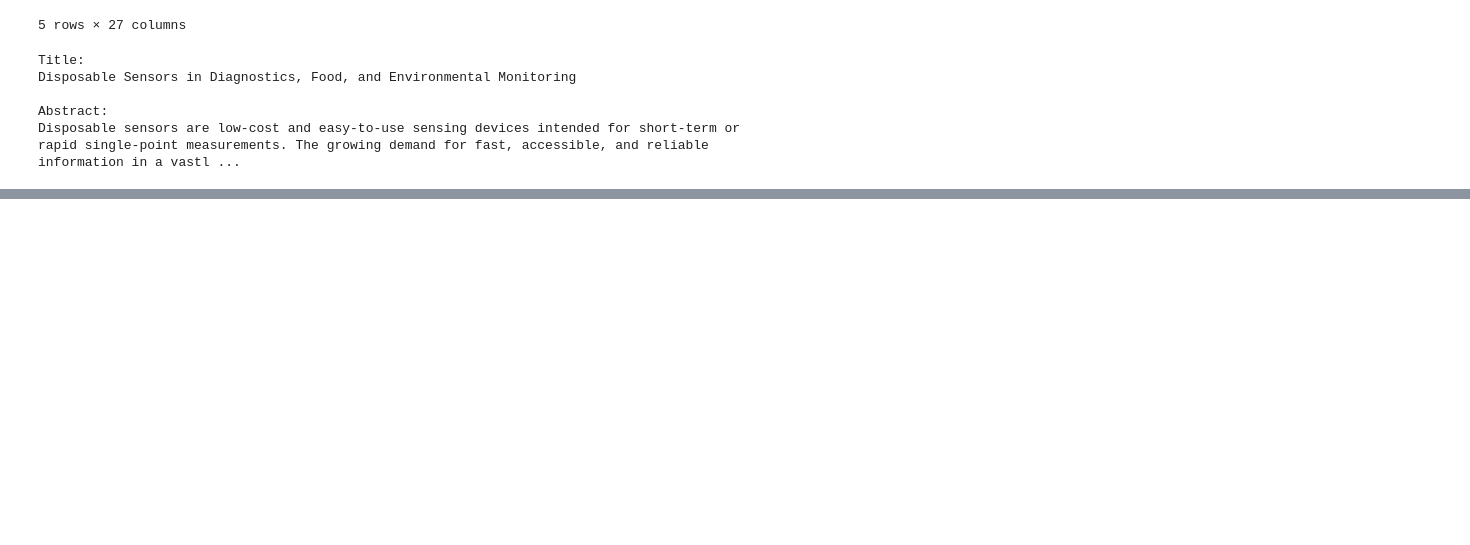
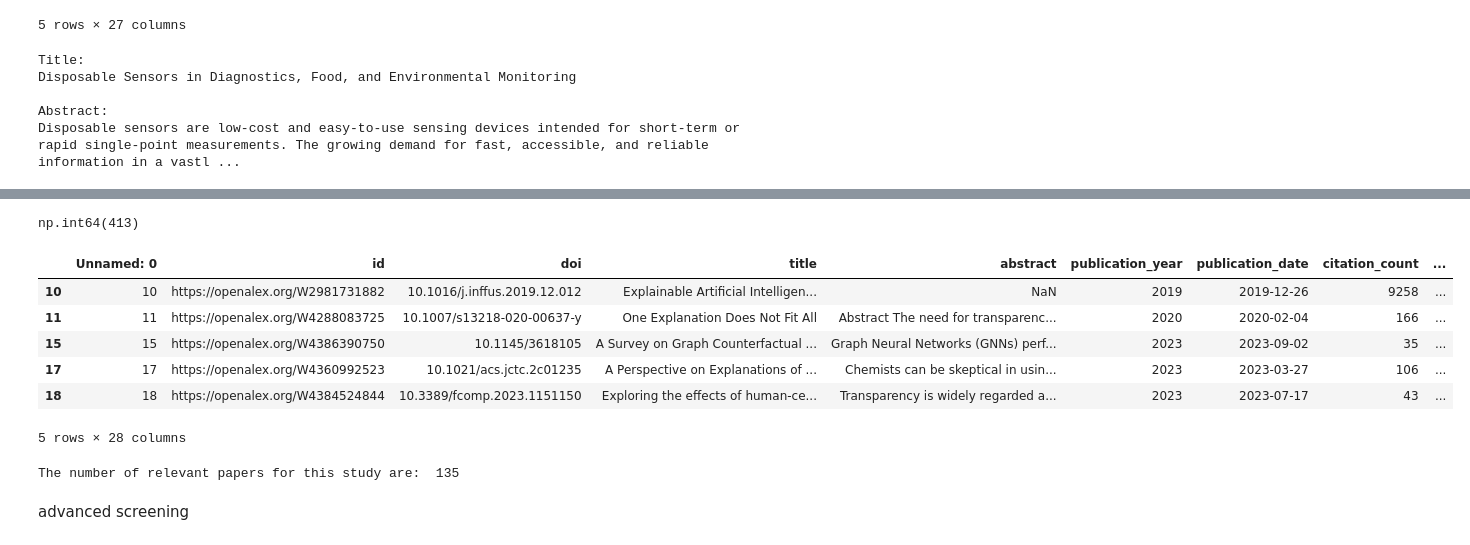
Before and after one commit to AbubakarDanhaya/xai-civil-infrastructure-review, a Jupyter notebook: notebooks/02_data_cleaning.ipynb, the cells around one changed output, grey strips where cells are left out. Drawn from its saved outputs; the diff is of its cells as text; code cells hidden in the pictures; blank space fills up the shorter version.

```diff
--- a/notebooks/02_data_cleaning.ipynb
+++ b/notebooks/02_data_cleaning.ipynb
@@ -231,0 +246,7 @@ df.to_csv("../data/processed/screened_dataset01.csv")
+# %%
+i = 420
+print("Title: ")
+print(df.loc[i, "title"])
+
+print("\nAbstract: ")
+print(df.loc[i, "abstract"])
@@ -231,0 +259,25 @@ df.to_csv("../data/processed/screened_dataset01.csv")
+# %%
+df.loc[i, "decision"] = "NO"
+df.loc[i, "reason"] = "No infrastructural application"
+df.loc[i, "notes"] = "Socio-economics domain"
+df.loc[i, "screened"] = "YES"
+# %%
+df['decision'].count()
+# %% [output]
+np.int64(413)
+# %%
+df_scr = df[df["decision"].str.lower() == 'yes']
+# %%
+df_scr.head()
+# %% [output]
+|  | Unnamed: 0 | id | doi | title | abstract | publication_year | publication_date | citation_count | ... |
+| 10 | 10 | https://openalex.org/W2981731882 | 10.1016/j.inffus.2019.12.012 | Explainable Artificial Intelligen... | NaN | 2019 | 2019-12-26 | 9258 | ... |
+| 11 | 11 | https://openalex.org/W4288083725 | 10.1007/s13218-020-00637-y | One Explanation Does Not Fit All | Abstract The need for transparenc... | 2020 | 2020-02-04 | 166 | ... |
+| 15 | 15 | https://openalex.org/W4386390750 | 10.1145/3618105 | A Survey on Graph Counterfactual ... | Graph Neural Networks (GNNs) perf... | 2023 | 2023-09-02 | 35 | ... |
+| 17 | 17 | https://openalex.org/W4360992523 | 10.1021/acs.jctc.2c01235 | A Perspective on Explanations of ... | Chemists can be skeptical in usin... | 2023 | 2023-03-27 | 106 | ... |
+| 18 | 18 | https://openalex.org/W4384524844 | 10.3389/fcomp.2023.1151150 | Exploring the effects of human-ce... | Transparency is widely regarded a... | 2023 | 2023-07-17 | 43 | ... |
+5 rows × 28 columns
+# %%
+print("The number of relevant papers for this study are: ", len(df_scr))
+# %% [output]
+The number of relevant papers for this study are:  135
@@ -231,0 +286,2 @@ df.to_csv("../data/processed/screened_dataset01.csv")
+# %% [markdown]
+advanced screening
```
Also changed, not shown: parts of 4 cells of this notebook.
